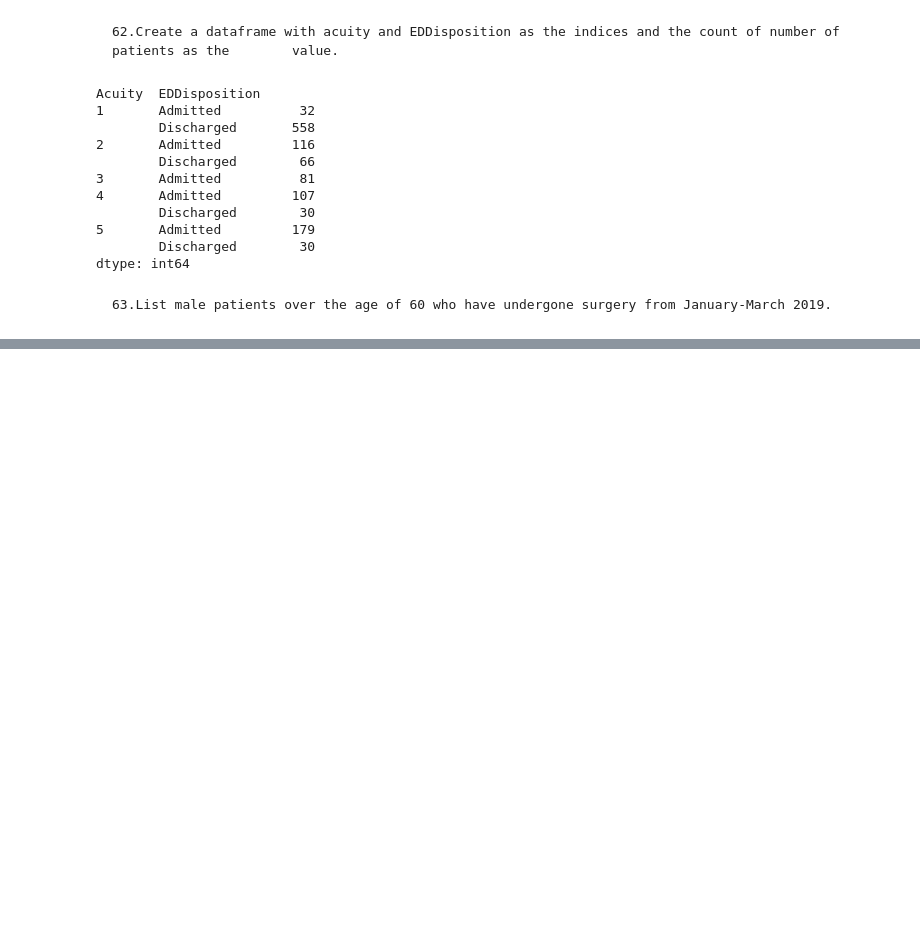
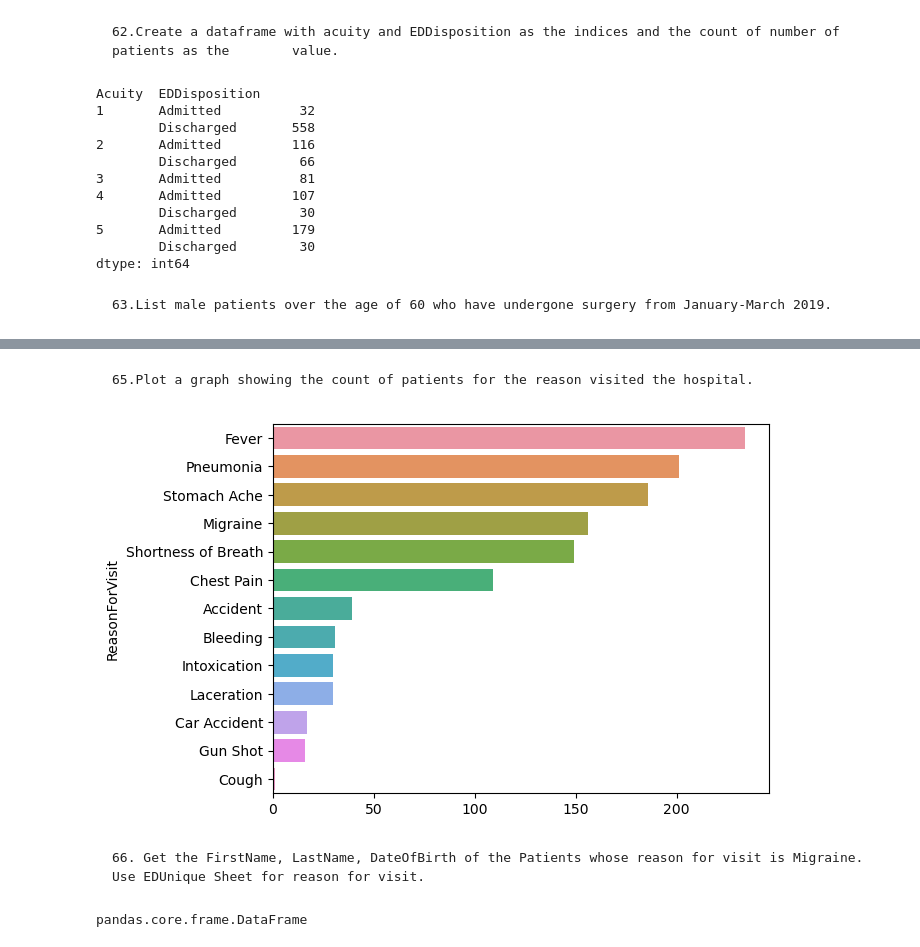
Before and after one commit to ManishaRao06/Python-Hackathon-Winners-Team-Data-Pyrates, a Jupyter notebook: Data Pyrates 61_80.ipynb, the cells around one changed output, grey strips where cells are left out. Saved outputs shown, nothing was run; the diff lists cells and outputs as text; code cells hidden in the pictures; blank space fills up the shorter version.

```diff
--- a/Data Pyrates 61_80.ipynb
+++ b/Data Pyrates 61_80.ipynb
@@ -100,0 +106,19 @@ df_PA
+# %% [markdown]
+    65.Plot a graph showing the count of patients for the reason visited the hospital.
+# %%
+graph = df_ED.groupby(['ReasonForVisit']).size().sort_values(ascending=False)
+sns.barplot(y = graph.index, x = graph.values)
+plt.show()
+# %% [output]
+[figure, added]
+# %% [markdown]
+    66. Get the FirstName, LastName, DateOfBirth of the Patients whose reason for visit is Migraine. Use EDUnique Sheet for reason for visit.
+# %%
+#merge
+
+# type(df_PA)
+
+df3 = df_PA[['FirstName','LastName','DateOfBirth']]
+type(df3)
+# %% [output]
+pandas.core.frame.DataFrame
```
Also changed, not shown: parts of 3 cells of this notebook.
